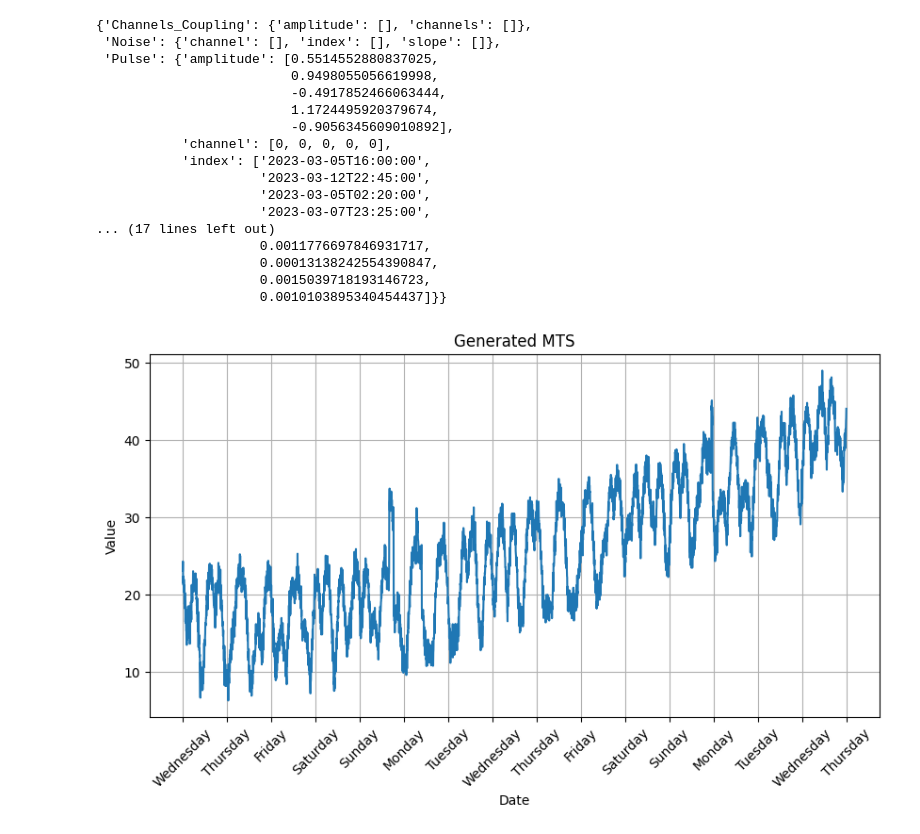
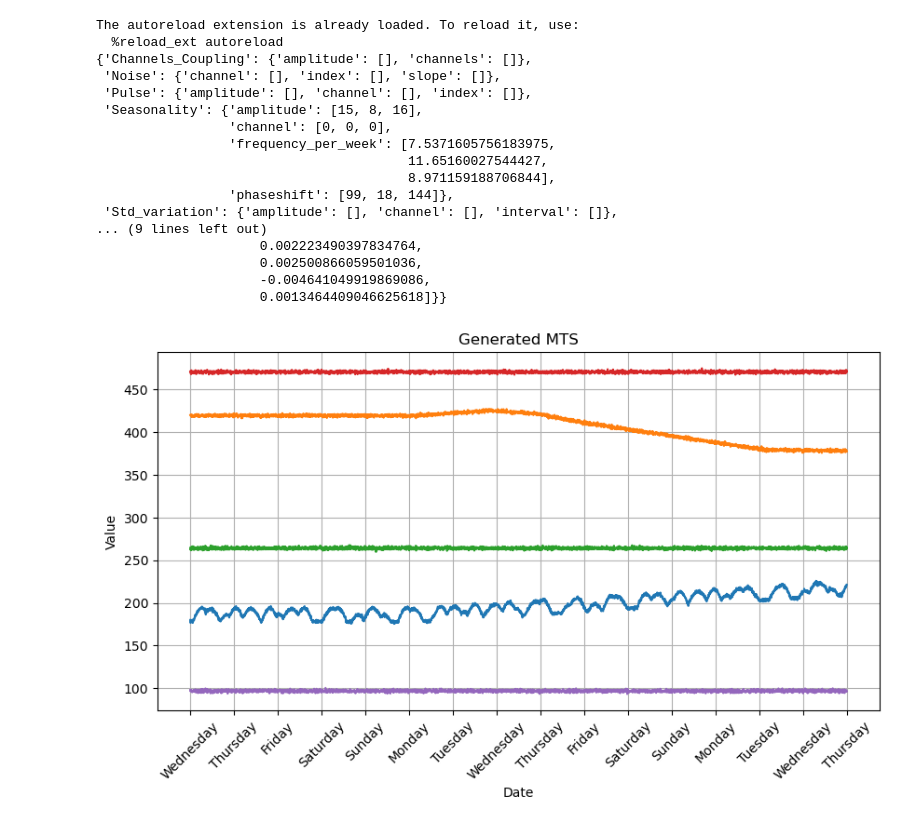
Before and after one commit to AnisKadri/VAE, a Jupyter notebook: Untitled2.ipynb, the cells around one changed output. Drawn from its saved outputs; the diff is of its cells as text; code cells hidden in the pictures.

```diff
--- a/Untitled2.ipynb
+++ b/Untitled2.ipynb
@@ -12,9 +12,9 @@ import torch; torch.manual_seed(955)
 import torch.optim as optim
 import torch.distributions as D
 from torch.utils.data import DataLoader
-import optuna
-from optuna.samplers import TPESampler
-import torchaudio
+# import optuna
+# from optuna.samplers import TPESampler
+# import torchaudio
 
 import torch.nn as nn
 import torch.nn.functional as F
@@ -27,11 +27,11 @@ import pprint
 # all parameters for generating the time series should be configured in this cell
 periode = 15 #days
 step = 5 # mess interval in minutes
-val = 100
-n_channels = 1
+val = 500
+n_channels = 5
 effects = {
     "Pulse": {
-        "occurances":5,
+        "occurances":0,
         "max_amplitude":1.5,
         "interval":40
         },
@@ -108,12 +108,12 @@ class TCVAE_Encoder(nn.Module):
 
         # MLP Layers for Mu and logvar output
         self.encoder_mu = nn.Sequential(
-            nn.Linear(self.n * input_size, latent_dims),
+            nn.Linear(self.n * input_size, latent_dims*n_channels),
 #             nn.Linear(self.n * input_size, self.n * input_size),
 #             nn.ReLU(True)
         )
         self.encoder_logvar = nn.Sequential(
-            nn.Linear(self.n * input_size, latent_dims),
+            nn.Linear(self.n * input_size, latent_dims*n_channels),
 #             nn.Linear(self.n * input_size, self.n * input_size),
 #             nn.ReLU(True)
         )
@@ -124,18 +124,18 @@ class TCVAE_Encoder(nn.Module):
     def forward(self, x):
         ### CNN
         for i, cnn in enumerate(self.cnn_layers):
-#             print(x.shape)
+#             print("Encoder Cnn", x.shape)
             x = cnn(x)
         cnn_shape = x.shape
         x = x.view(x.size(0), -1)
-#         print(x.shape)
+#         print("Encoder reshape after Cnn ", x.shape)
         ### MLP
         mu = self.encoder_mu(x)
         logvar = self.encoder_logvar(x)
-#         print(mu.shape)
+#         print("Encoder mu after lin ", mu.shape)
         mu = mu.view(mu.shape[0], self.n_channels, -1)
         logvar = logvar.view(logvar.shape[0], self.n_channels, -1)
-#         print(mu.shape)
+#         print("Encoder mu after reshape ", mu.shape)
 #         mu.reshape
 
 
@@ -277,49 +277,49 @@ class VQ_MST_VAE(nn.Module):
         eps = torch.randn_like(std)
         return mu + eps*std
 
     def forward(self, x):
         mu, logvar = self.encoder(x)
 
         z = self.reparametrization_trick(mu, logvar)
 
         e, loss_quantize = self.quantizer(z)
 
 #         mu_dec, logvar_dec = self.decoder(e)
 #         x_rec = self.reparametrization_trick(mu_dec, mu_dec)
         x_rec = self.decoder(e)
         loss_rec = F.mse_loss(x_rec, x, reduction='sum')
         loss = loss_rec + loss_quantize
 #         print("----------------Encoder Output-------------")
 #         print("mu and logvar", mu.shape, logvar.shape)
 #         print("----------------Reparametrization-------------")
 #         print("Z", z.shape)
 #         print("----------------Quantizer-------------")
 #         print("quantized shape", e.shape)
 #         print("loss shape", loss_quantize)
 #         print("----------------Decoding-------------")
         #print("----------------Decoder Output-------------")
 #         print("mu and logvar Decoder", mu_dec.shape, logvar_dec.shape)
         #print("rec shape", x_rec.shape)
         return x_rec, loss, mu, logvar
 # %% [output]
+The autoreload extension is already loaded. To reload it, use:
+  %reload_ext autoreload
 {'Channels_Coupling': {'amplitude': [], 'channels': []},
  'Noise': {'channel': [], 'index': [], 'slope': []},
- 'Pulse': {'amplitude': [0.5514552880837025,
-                         0.9498055056619998,
-                         -0.4917852466063444,
-                         1.1724495920379674,
-                         -0.9056345609010892],
-           'channel': [0, 0, 0, 0, 0],
-           'index': ['2023-03-05T16:00:00',
-                     '2023-03-12T22:45:00',
-                     '2023-03-05T02:20:00',
-                     '2023-03-07T23:25:00',
-... (17 lines left out)
-                     0.0011776697846931717,
-                     0.00013138242554390847,
-                     0.0015039718193146723,
-                     0.0010103895340454437]}}
+ 'Pulse': {'amplitude': [], 'channel': [], 'index': []},
+ 'Seasonality': {'amplitude': [15, 8, 16],
+                 'channel': [0, 0, 0],
+                 'frequency_per_week': [7.5371605756183975,
+                                        11.65160027544427,
+                                        8.971159188706844],
+                 'phaseshift': [99, 18, 144]},
+ 'Std_variation': {'amplitude': [], 'channel': [], 'interval': []},
+... (9 lines left out)
+                     0.002223490397834764,
+                     0.002500866059501036,
+                     -0.004641049919869086,
+                     0.0013464409046625618]}}
-[figure, old version]
+[figure, new version]
 # %%
 class TCVAE_Decoder(nn.Module):
     def __init__(self, input_size, num_layers, latent_dims, L = 30, slope = 0.2, first_kernel = None):
```
Also changed, not shown: parts of 8 cells of this notebook.
